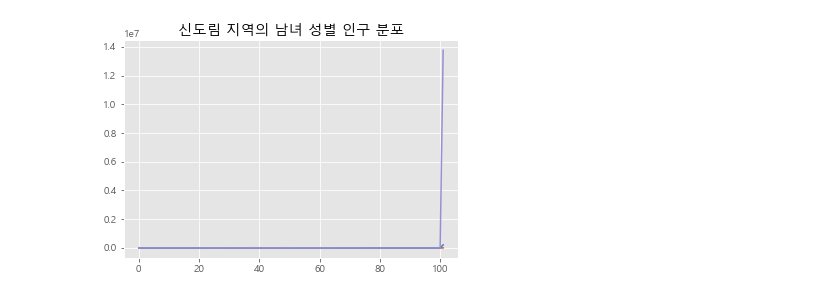
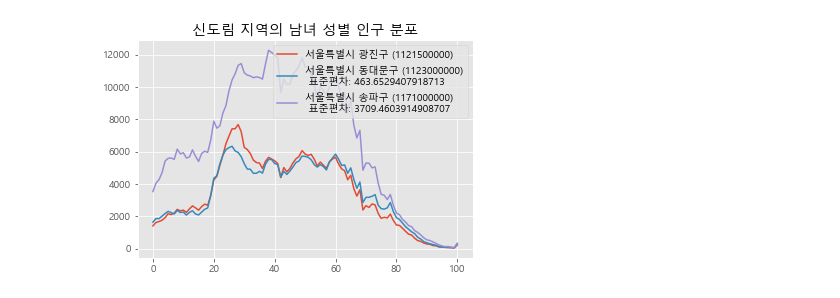
Before and after one commit to yunjeongiya/OpenSrcSW, a Jupyter notebook: week 14.ipynb, the cells around one changed output. Saved outputs shown, nothing was run; the diff lists cells and outputs as text; code cells hidden in the pictures.

```diff
--- a/week 14.ipynb
+++ b/week 14.ipynb
@@ -1,30 +1,31 @@
 # %%
 import numpy as np
 import pandas as pd
 import math as m
 import matplotlib.pyplot as plt
 
 df = pd.read_csv("D:\\구글드라이브\\2021\\1학기\\오픈소스sw입문\\과제\\population.csv", delimiter=',', encoding = 'cp949', header = 0, index_col = 0)
 df = df.iloc[1:,2:] #1행(서울시 전체인구), 1,2열(계) 제외
 
 for i in df.columns: #int형으로 값 변환
     for j in df.index:
             num = df[i][j].replace(",","")
             df[i][j] = int(num)
 
 gwangjin = "서울특별시 광진구 (1121500000)"
 df['standard deviation'] = np.mean((df-df.loc[gwangjin])**2, axis=1)
 df1 = df.drop(index = gwangjin, axis = 0)
 max = df1['standard deviation'].idxmax(axis=0)
 min = df1['standard deviation'].idxmin(axis=0)
 
-age = np.arange(102)
+age = np.arange(101)
 plt.style.use('ggplot')
 plt.rc('font', family='Malgun Gothic')
 plt.title('신도림 지역의 남녀 성별 인구 분포')
-plt.plot(age, df.loc[gwangjin], label=gwangjin)
-plt.plot(age, df.loc[min], label="{0}\n 표준편차: {1}".format(min, m.sqrt(df['standard deviation'][min])))
-plt.plot(age, df.loc[max], label="{0}\n 표준편차: {1}".format(max, m.sqrt(df['standard deviation'][max])))
+plt.plot(age, df.iloc[:,:-1].loc[gwangjin], label=gwangjin)
+plt.plot(age, df.iloc[:,:-1].loc[min], label="{0}\n 표준편차: {1}".format(min, m.sqrt(df['standard deviation'][min])))
+plt.plot(age, df.iloc[:,:-1].loc[max], label="{0}\n 표준편차: {1}".format(max, m.sqrt(df['standard deviation'][max])))
+plt.legend()
 plt.show()
 # %% [output]
-[figure, old version]
+[figure, new version]
```
